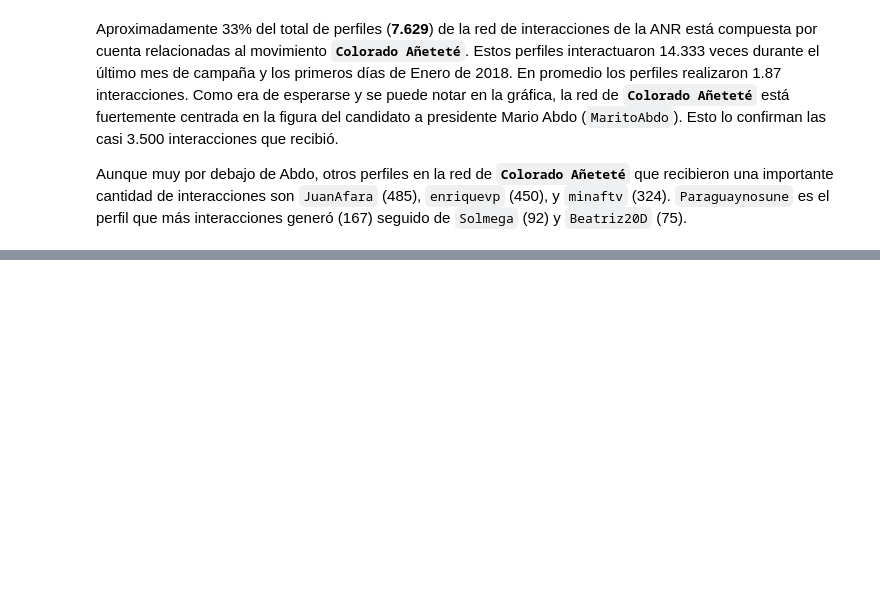
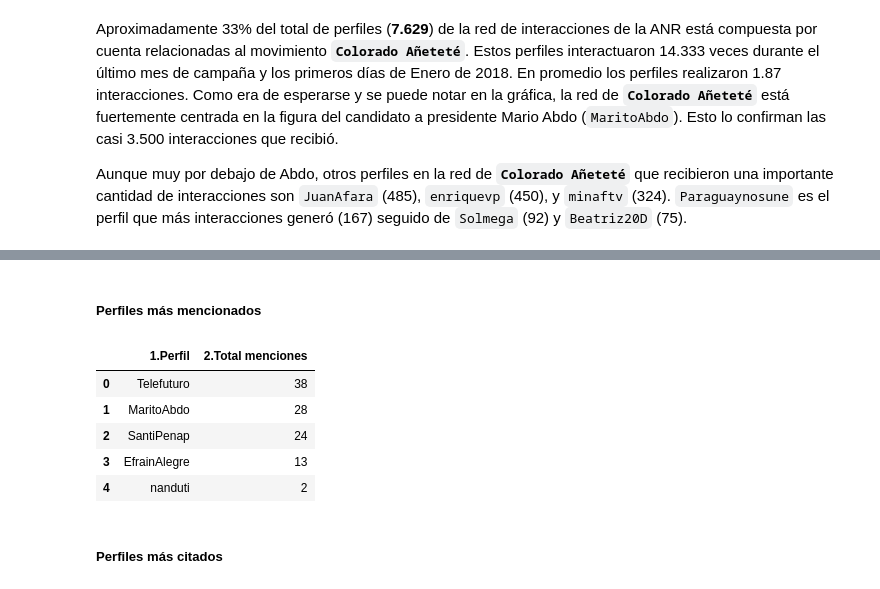
Before and after one commit to ParticipaPY/politic-bots, a Jupyter notebook: reports/bots_politicos_internas_anr_2017.ipynb, the cells around one changed output, grey strips where cells are left out. Cells and saved outputs as stored; diff of their text form; code cells hidden in the pictures; blank space fills up the shorter version.

```diff
--- a/reports/bots_politicos_internas_anr_2017.ipynb
+++ b/reports/bots_politicos_internas_anr_2017.ipynb
@@ -391,0 +432,21 @@ Aunque muy por debajo de Abdo, otros perfiles en la red de **`Colorado Añeteté
+# %% [markdown]
+##### Perfiles más mencionados
+# %%
+top_mts = []
+out_inter_santula = inter_santula['out_interactions']['mentions']['details']
+max_iter = 5 if len(out_inter_santula) > 5 else len(out_inter_santula)
+for i in range(max_iter):
+    contacto = {'1.Perfil': out_inter_santula[i][0],
+                '2.Total menciones': out_inter_santula[i][1]
+               }
+    top_mts.append(contacto)
+pd.DataFrame(top_mts)
+# %% [output]
+|  | 1.Perfil | 2.Total menciones |
+| 0 | Telefuturo | 38 |
+| 1 | MaritoAbdo | 28 |
+| 2 | SantiPenap | 24 |
+| 3 | EfrainAlegre | 13 |
+| 4 | nanduti | 2 |
+# %% [markdown]
+##### Perfiles más citados
```
Also changed, not shown: parts of 92 cells of this notebook.
